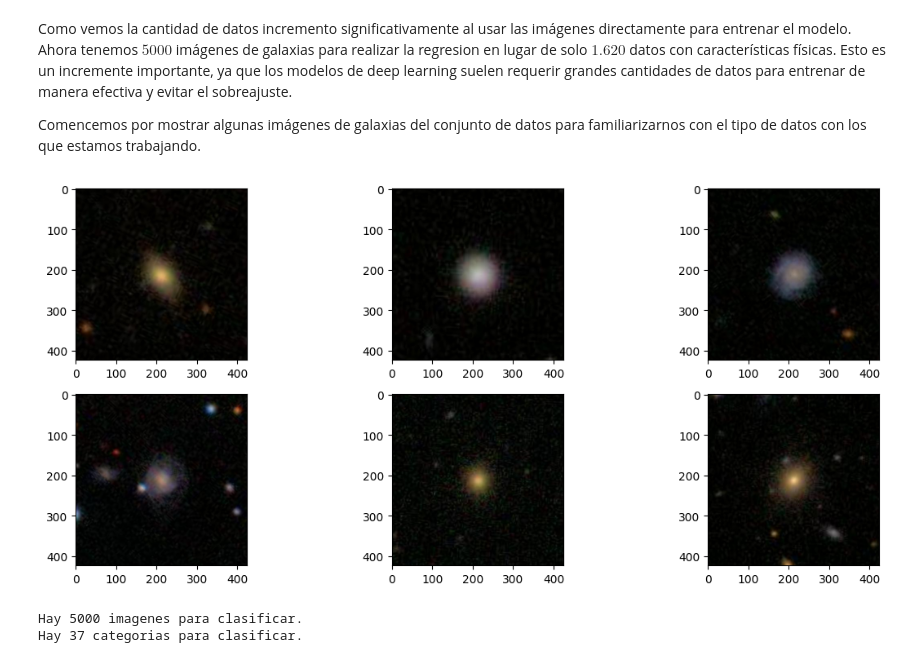
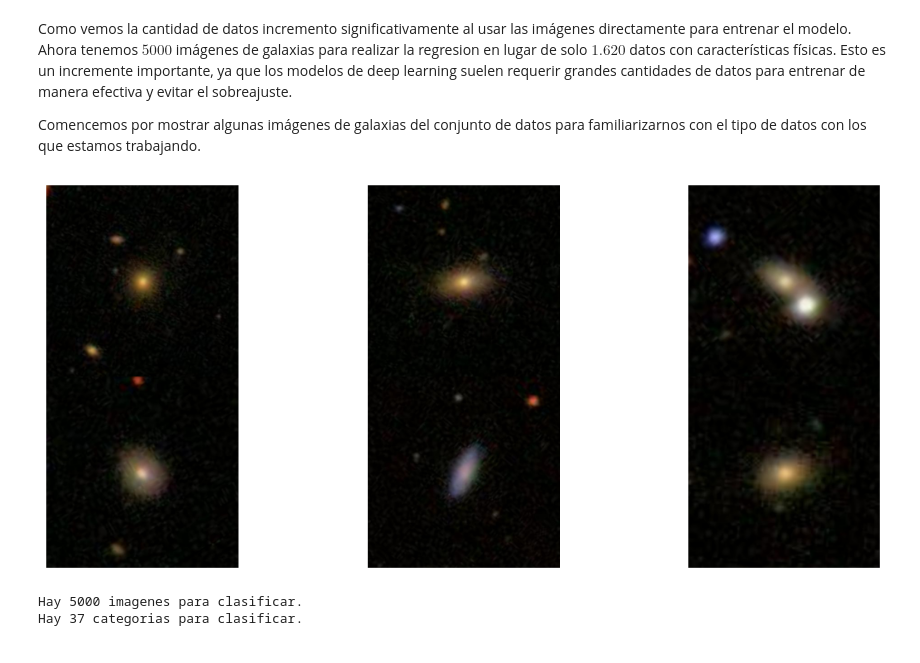
Before and after one commit to UChile-IDIA/ClassificadorGalaxias, a Jupyter notebook: ClasificadorGalaxias.ipynb, the cells around one changed output. Saved outputs shown, nothing was run; the diff lists cells and outputs as text; code cells hidden in the pictures.

```diff
--- a/ClasificadorGalaxias.ipynb
+++ b/ClasificadorGalaxias.ipynb
@@ -351,12 +362,14 @@ Como vemos la cantidad de datos incremento significativamente al usar las imáge
 Comencemos por mostrar algunas imágenes de galaxias del conjunto de datos para familiarizarnos con el tipo de datos con los que estamos trabajando.
 # %%
 idx_imgs = np.random.randint(0, len(imagenes), size=6)
-fig, axes = plt.subplots(nrows=2, ncols=3, figsize=(15, 6), gridspec_kw={'wspace':1e-6})
+fig, axes = plt.subplots(nrows=2, ncols=3, figsize=(15, 6), gridspec_kw={'wspace':0, 'hspace':0})
 axes_flat = axes.flatten()
 for i, idx in enumerate(idx_imgs):
     axes_flat[i].imshow(plt.imread(os.path.join('data/images/', imagenes[idx])))
+    axes_flat[i].axis('off')
+plt.savefig('results/sample_galaxies.png')
 # %% [output]
-[figure, old version]
+[figure, new version]
 # %%
 labels = pd.read_csv('data/images_solutions.csv')
 labels.GalaxyID = labels.GalaxyID.apply(lambda id: str(int(id)) + '.jpg')
```
Also changed, not shown: parts of 11 cells of this notebook, 1 other file.
